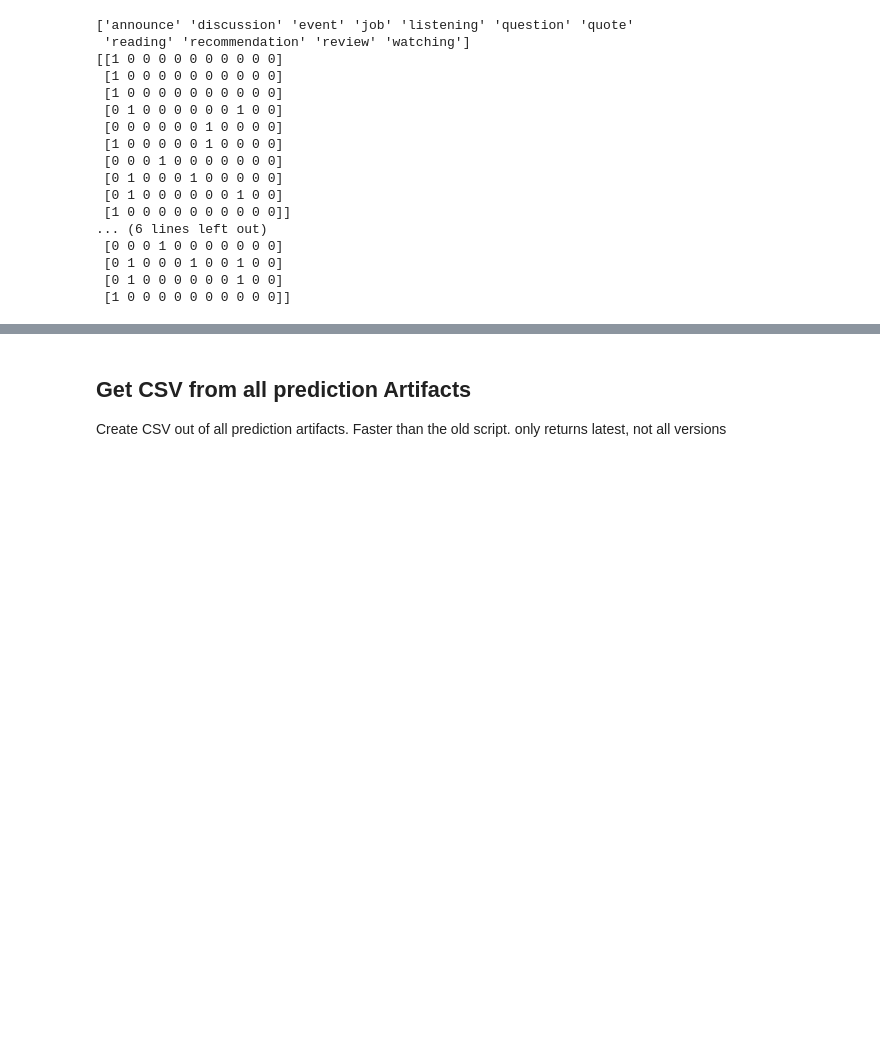
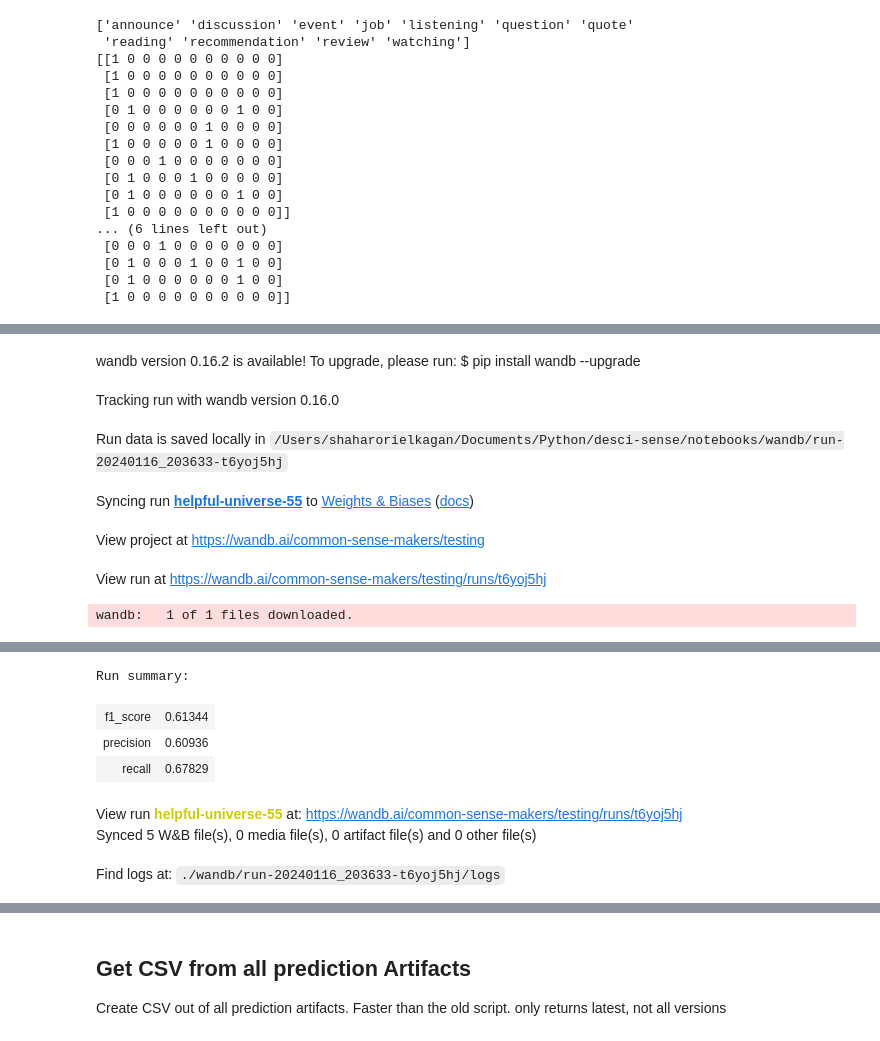
Before and after one commit to csensemakers/desci-sense, a Jupyter notebook: notebooks/wndb_datatest.ipynb, the cells around one changed output, grey strips where cells are left out. Cells and saved outputs as stored; diff of their text form; code cells hidden in the pictures; blank space fills up the shorter version.

Commit message:
new notebook cell for building datasets

```diff
--- a/notebooks/wndb_datatest.ipynb
+++ b/notebooks/wndb_datatest.ipynb
@@ -360,0 +366,72 @@ Support:  None
+# %%
+#Emulating a full run: get a dataset from an artifact create, an evaluation artifact.
+import wandb
+import pandas as pd
+import sys
+from pathlib import Path
+import os
+
+# Assuming you have a DataFrame named df with your data
+#notebook_path = Path(os.getcwd())
+#sys.path.append(str(notebook_path.parents[1]))
+
+
+run = wandb.init(project="testing",job_type="evaluation")
+
+dataset_artifact_id = "common-sense-makers/testing/labeled_data_v0:latest"
+
+dataset_artifact = run.use_artifact(dataset_artifact_id)
+
+#download path to table
+a_path = dataset_artifact.download()
+table_path = Path(f"{a_path}/labeled_data_table.table.json")
+raw_data = json.load(table_path.open())
+
+#put it in a dataframe
+x = raw_data["columns"].index('Text')
+y = raw_data["columns"].index('True Label')
+z = raw_data["columns"].index('Predicted Label')
+
+try:
+  rows = [{'Text': raw_data["data"][i][x], 'True Label': raw_data["data"][i][y], 'Predicted Label': raw_data['data'][i][z]} for i in range(len(raw_data["data"]))]
+except Exception as e:
+  print(f"Exception occurred: {e}")
+
+df = pd.DataFrame(rows)
+
+#print("Got data frame with first raw: ", df)
+
+#Create the evaluation artifact
+artifact = wandb.Artifact("prediction_evaluation", type="evaluation")
+
+# Create a wandb.Table from the Pandas DataFrame
+table = wandb.Table(dataframe=df)
+
+# Add the wandb.Table to the artifact
+artifact.add(table, "prediction_evaluation")
+
+#add the scores as metadata
+artifact.metadata.update({'Precision': precision, 'Recall':recall, 'F1 score': f1_score})
+
+# model_info is your model metadata
+run.config.update({"model_info": 'model_info'})
+
+#log scores as summary of the run
+#note that the scores are actually calculated in the cells above.
+run.summary["precision"] = precision
+run.summary["recall"] = recall
+run.summary["f1_score"] = f1_score
+
+
+# Log the artifact
+wandb.log_artifact(artifact, aliases=["latest"])
+
+wandb.run.finish()
+# %% [output]
+wandb version 0.16.2 is available! To upgrade, please run: $ pip install wandb --upgrade
+Tracking run with wandb version 0.16.0
+Run data is saved locally in /Users/shaharorielkagan/Documents/Python/desci-sense/notebooks/wandb/run-20240116_203633-t6yoj5hj
+Syncing run helpful-universe-55 to Weights & Biases (docs)
+View project at https://wandb.ai/common-sense-makers/testing
+View run at https://wandb.ai/common-sense-makers/testing/runs/t6yoj5hj
+wandb:   1 of 1 files downloaded.
@@ -360,0 +456,7 @@ Support:  None
+Run summary:
+| f1_score | 0.61344 |
+| precision | 0.60936 |
+| recall | 0.67829 |
+View run helpful-universe-55 at: https://wandb.ai/common-sense-makers/testing/runs/t6yoj5hj
+Synced 5 W&B file(s), 0 media file(s), 0 artifact file(s) and 0 other file(s)
+Find logs at: ./wandb/run-20240116_203633-t6yoj5hj/logs
```
Also changed, not shown: parts of 12 cells of this notebook.
